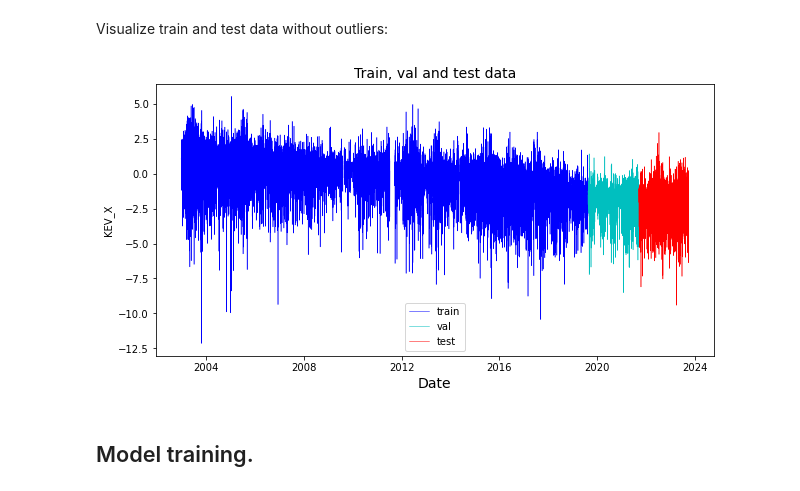
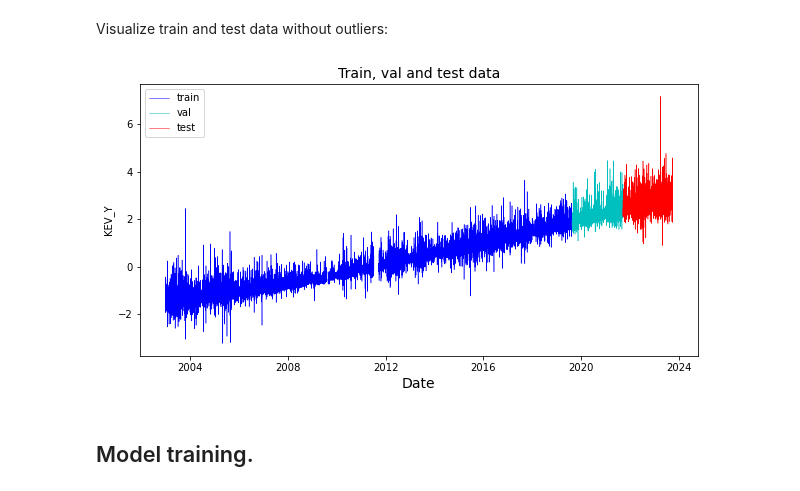
Before and after one commit to OkoksNeDam/geoinformation-data-forecasting, a Jupyter notebook: prophet.ipynb, the cells around one changed output. Drawn from its saved outputs; the diff is of its cells as text; code cells hidden in the pictures.

```diff
--- a/prophet.ipynb
+++ b/prophet.ipynb
@@ -53,7 +57,7 @@ logging.getLogger('prophet').setLevel(logging.WARNING)
 # %% [markdown]
 ## Data processing and review.
 # %%
-original_df = pd.read_csv("data/main_row_data.text", sep='\s+', na_values=99999.9)[['YYYY', 'MM', 'DD', 'HH', 'MM.1', 'SS', 'KEV_X']]
+original_df = pd.read_csv("data/main_row_data.text", sep='\s+', na_values=99999.9)[['YYYY', 'MM', 'DD', 'HH', 'MM.1', 'SS', 'KEV_Y']]
 original_df.rename(columns={"MM.1": "mm"}, inplace=True)
 original_df.head()
 # %% [output]
@@ -83,7 +87,7 @@ original_df[original_df.KEV_X.notnull()].head()
 Convert data to a format necessary for the Prophet library:
 # %%
 df = original_df.rename(columns={'date': 'ds',
-                                'KEV_X': 'y'})
+                                'KEV_Y': 'y'})
 df.ds = pd.to_datetime(df.ds, format='%Y-%m-%d %H:%M:%S')
 df.head()
 # %% [output]
@@ -342,19 +352,19 @@ Visualize train and test data without outliers:
 # %%
 plt.figure(figsize=(10,5))
 
 plt.plot(df_train.ds, df_train.y, color='b', label='train', linewidth=0.5)
 plt.plot(df_val.ds, df_val.y, color='c', label='val', linewidth=0.5)
 plt.plot(df_test.ds, df_test.y, color='r', label='test', linewidth=0.5)
 
 plt.xlabel("Date", fontsize=14)
-plt.ylabel("KEV_X")
+plt.ylabel("KEV_Y")
 plt.title("Train, val and test data", fontsize=14)
 
 plt.legend()
 
 plt.show()
 # %% [output]
-[figure, old version]
+[figure, new version]
 # %% [markdown]
 ## Model training.
 # %%
```
Also changed, not shown: parts of 14 cells of this notebook.
